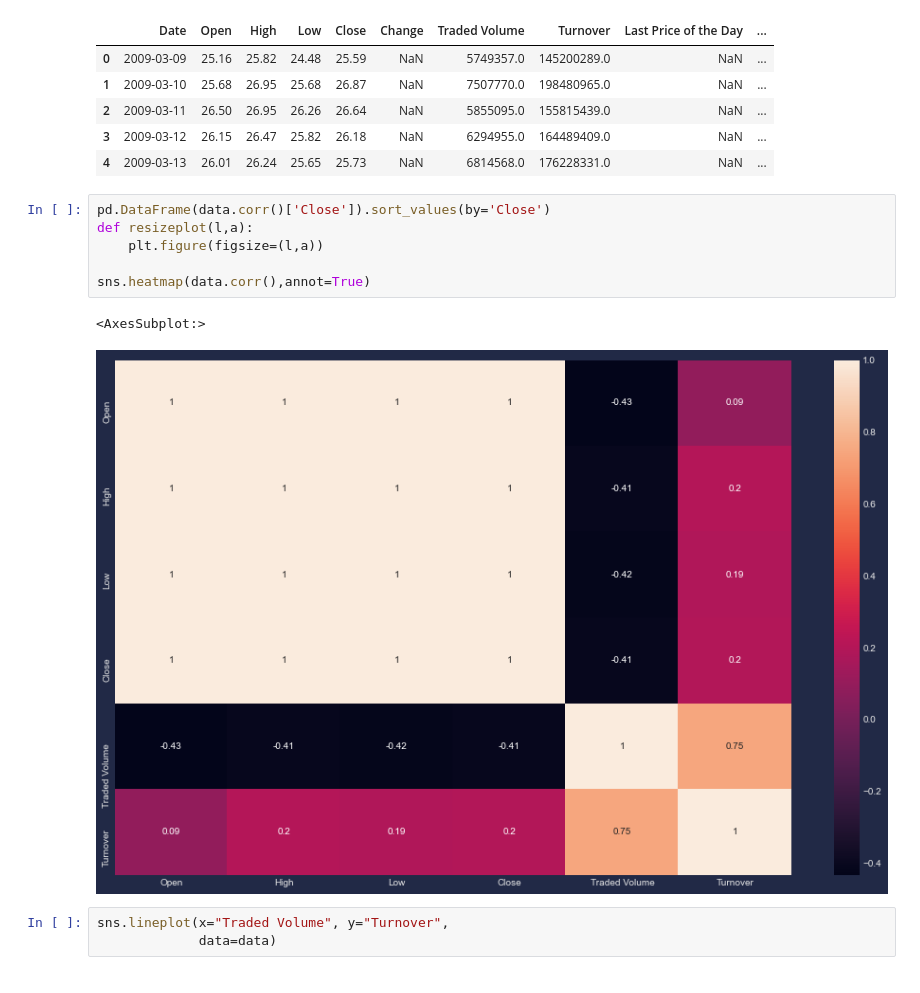
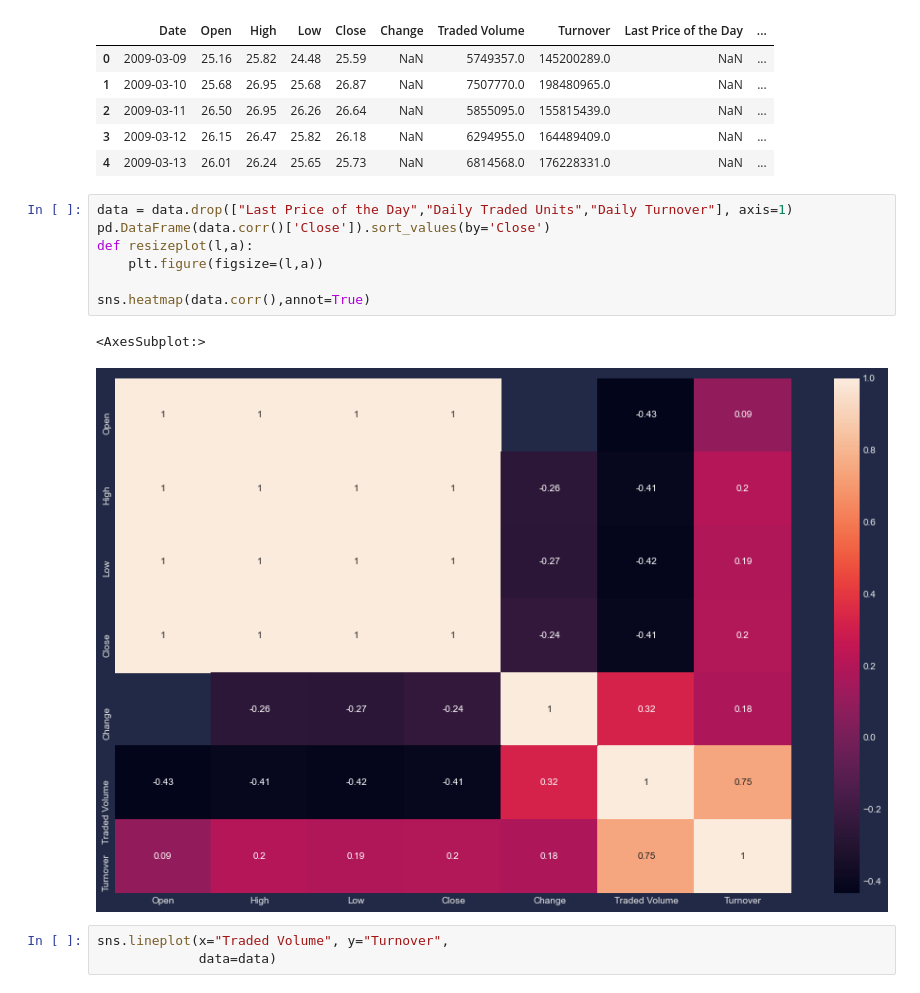
Before and after one commit to isahaji/btc_pricepred_lr, a Jupyter notebook: main.ipynb, the cells around one changed output. Drawn from its saved outputs; the diff is of its cells as text.

```diff
--- a/main.ipynb
+++ b/main.ipynb
@@ -30,14 +23,15 @@ data.head()
 | 3 | 2009-03-12 | 26.15 | 26.47 | 25.82 | 26.18 | NaN | 6294955.0 | 164489409.0 | NaN | ... |
 | 4 | 2009-03-13 | 26.01 | 26.24 | 25.65 | 25.73 | NaN | 6814568.0 | 176228331.0 | NaN | ... |
 # %%
+data = data.drop(["Last Price of the Day","Daily Traded Units","Daily Turnover"], axis=1)
 pd.DataFrame(data.corr()['Close']).sort_values(by='Close')
 def resizeplot(l,a):
     plt.figure(figsize=(l,a))
 
 sns.heatmap(data.corr(),annot=True)
 # %% [output]
 <AxesSubplot:>
-[figure, old version]
+[figure, new version]
 # %%
 sns.lineplot(x="Traded Volume", y="Turnover",
              data=data)
```
Also changed, not shown: parts of 25 cells of this notebook.
